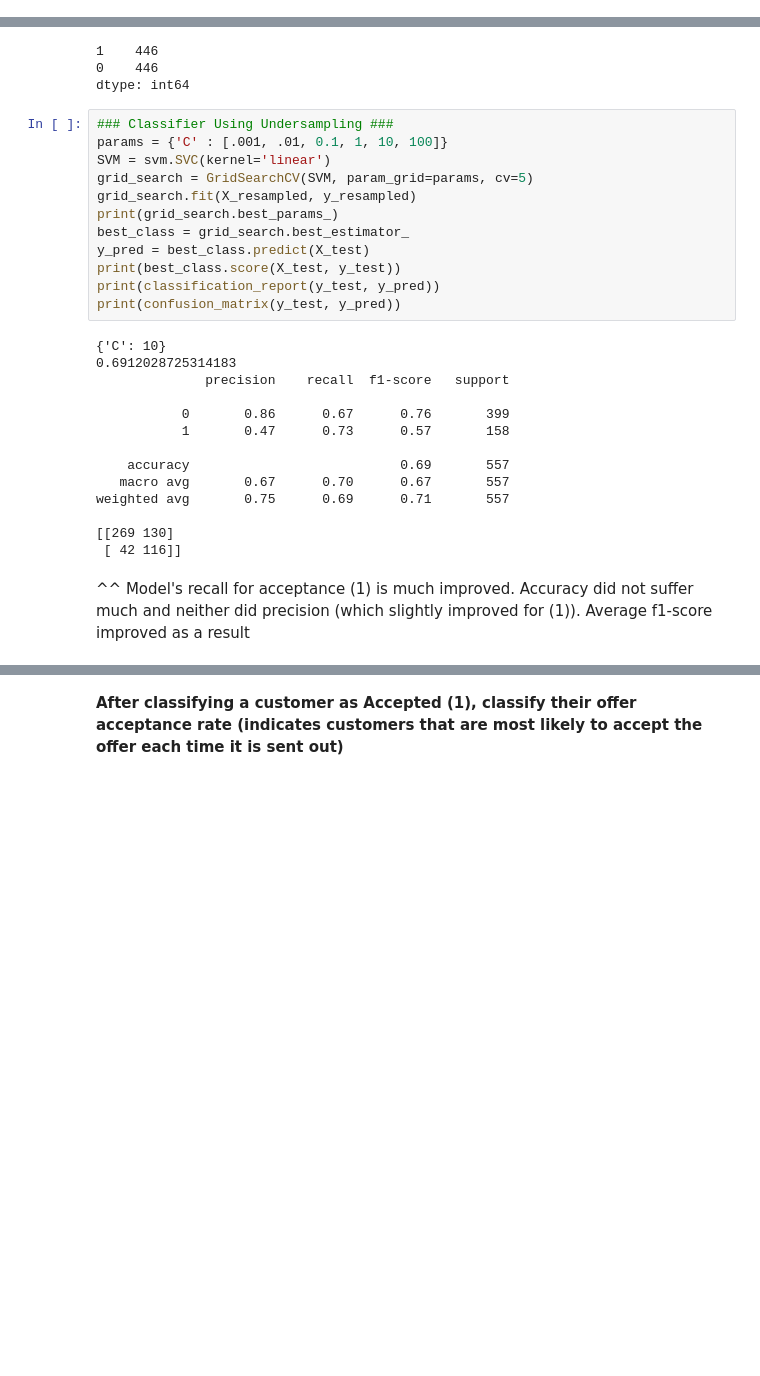
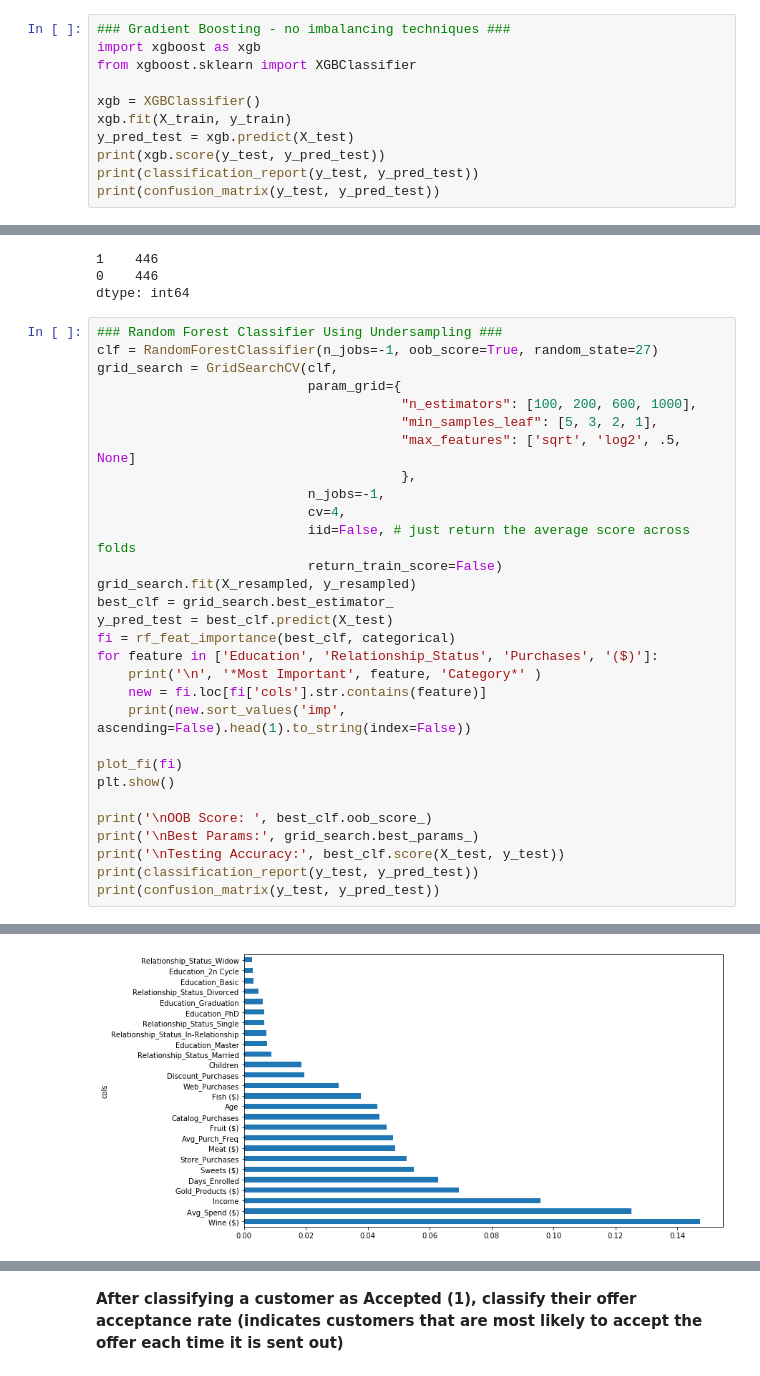
Before and after one commit to RachidRezzik/Market_Camp, a Jupyter notebook: Machine_Learning.ipynb, the cells around one changed output, grey strips where cells are left out. Cells and saved outputs as stored; diff of their text form; blank space fills up the shorter version.

```diff
--- a/Machine_Learning.ipynb
+++ b/Machine_Learning.ipynb
@@ -206,0 +229,11 @@ weighted avg       0.74      0.76      0.72       557
+# %%
+### Gradient Boosting - no imbalancing techniques ###
+import xgboost as xgb
+from xgboost.sklearn import XGBClassifier
+
+xgb = XGBClassifier()
+xgb.fit(X_train, y_train)
+y_pred_test = xgb.predict(X_test)
+print(xgb.score(y_test, y_pred_test))
+print(classification_report(y_test, y_pred_test))
+print(confusion_matrix(y_test, y_pred_test))
@@ -220,31 +255,34 @@ print(acceptance.value_counts())
 1    446
 0    446
 dtype: int64
-# %%
-### Classifier Using Undersampling ###
-params = {'C' : [.001, .01, 0.1, 1, 10, 100]}
-SVM = svm.SVC(kernel='linear')
-grid_search = GridSearchCV(SVM, param_grid=params, cv=5)
-grid_search.fit(X_resampled, y_resampled)
-print(grid_search.best_params_)
-best_class = grid_search.best_estimator_
-y_pred = best_class.predict(X_test)
-print(best_class.score(X_test, y_test))
-print(classification_report(y_test, y_pred))
-print(confusion_matrix(y_test, y_pred))
-# %% [output]
-{'C': 10}
-0.6912028725314183
-              precision    recall  f1-score   support
-
-           0       0.86      0.67      0.76       399
-           1       0.47      0.73      0.57       158
-
-    accuracy                           0.69       557
-   macro avg       0.67      0.70      0.67       557
-weighted avg       0.75      0.69      0.71       557
-
-[[269 130]
- [ 42 116]]
-# %% [markdown]
-^^ Model's recall for acceptance (1) is much improved. Accuracy did not suffer much and neither did precision (which slightly improved for (1)). Average f1-score improved as a result
+# %%
+### Random Forest Classifier Using Undersampling ###
+clf = RandomForestClassifier(n_jobs=-1, oob_score=True, random_state=27)
+grid_search = GridSearchCV(clf,
+                           param_grid={
+                                       "n_estimators": [100, 200, 600, 1000],
+                                       "min_samples_leaf": [5, 3, 2, 1],
+                                       "max_features": ['sqrt', 'log2', .5, None]
+                                       },
+                           n_jobs=-1,
+                           cv=4,
+                           iid=False, # just return the average score across folds
+                           return_train_score=False)
+grid_search.fit(X_resampled, y_resampled)
+best_clf = grid_search.best_estimator_
+y_pred_test = best_clf.predict(X_test)
+fi = rf_feat_importance(best_clf, categorical)
+for feature in ['Education', 'Relationship_Status', 'Purchases', '($)']:
+    print('\n', '*Most Important', feature, 'Category*' )
+    new = fi.loc[fi['cols'].str.contains(feature)]
+    print(new.sort_values('imp', ascending=False).head(1).to_string(index=False))
+
+plot_fi(fi)
+plt.show()
+
+print('\nOOB Score: ', best_clf.oob_score_)
+print('\nBest Params:', grid_search.best_params_)
+print('\nTesting Accuracy:', best_clf.score(X_test, y_test))
+print(classification_report(y_test, y_pred_test))
+print(confusion_matrix(y_test, y_pred_test))
+# %% [output]
@@ -250,0 +304 @@ weighted avg       0.75      0.69      0.71       557
+[figure, added]
```
Also changed, not shown: parts of 12 cells of this notebook.
